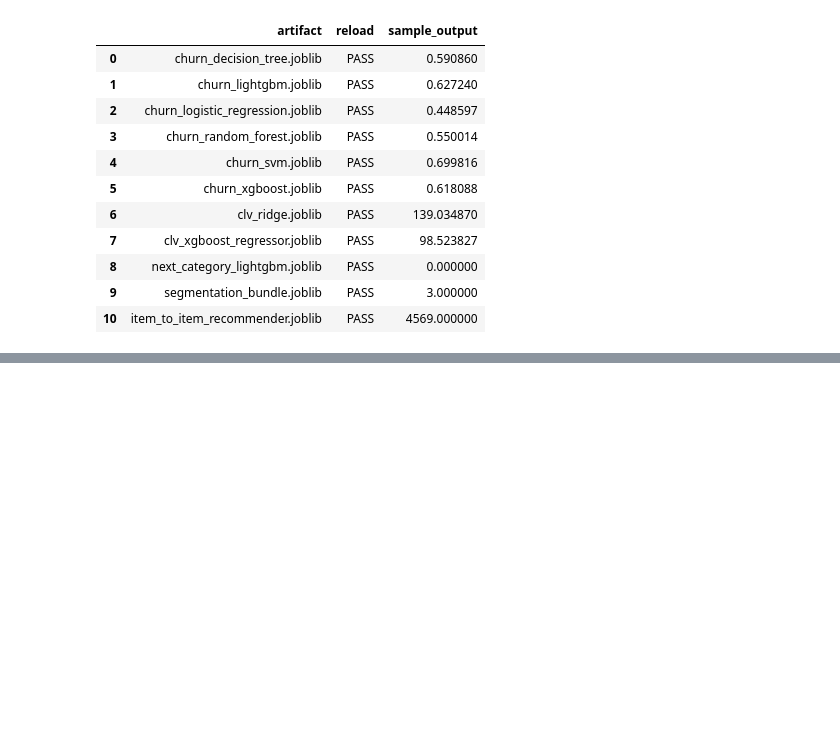
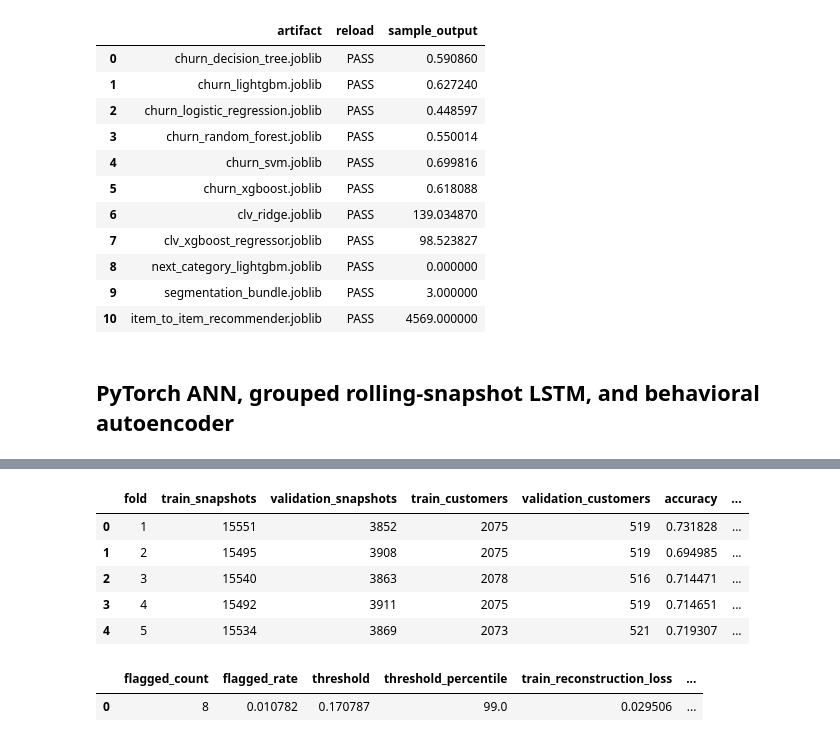
Before and after one commit to atrx07/Vantara-internmo-3, a Jupyter notebook: notebooks/03_model_experiments.ipynb, the cells around one changed output, grey strips where cells are left out. Saved outputs shown, nothing was run; the diff lists cells and outputs as text; code cells hidden in the pictures; blank space fills up the shorter version.

```diff
--- a/notebooks/03_model_experiments.ipynb
+++ b/notebooks/03_model_experiments.ipynb
@@ -165,3 +165,16 @@ display(pd.DataFrame(reload_checks))
 | 8 | next_category_lightgbm.joblib | PASS | 0.000000 |
 | 9 | segmentation_bundle.joblib | PASS | 3.000000 |
 | 10 | item_to_item_recommender.joblib | PASS | 4569.000000 |
+# %% [markdown]
+## PyTorch ANN, grouped rolling-snapshot LSTM, and behavioral autoencoder
+# %%
+DEEP_REPORTS = ROOT / 'reports/deep_learning'
+deep_summary = json.loads((DEEP_REPORTS / 'step05_summary.json').read_text())
+deep_metrics = pd.DataFrame([
+    {'model': 'ANN churn', **deep_summary['ann']['metrics']},
+    {'model': '30-day purchase LSTM', **deep_summary['lstm']['metrics']},
+])
+display(deep_metrics)
+display(pd.read_csv(DEEP_REPORTS / 'lstm_grouped_cv.csv'))
+display(pd.DataFrame([deep_summary['autoencoder']['metrics']]))
+# %% [output]
@@ -167,0 +184,8 @@ display(pd.DataFrame(reload_checks))
+|  | fold | train_snapshots | validation_snapshots | train_customers | validation_customers | accuracy | ... |
+| 0 | 1 | 15551 | 3852 | 2075 | 519 | 0.731828 | ... |
+| 1 | 2 | 15495 | 3908 | 2075 | 519 | 0.694985 | ... |
+| 2 | 3 | 15540 | 3863 | 2078 | 516 | 0.714471 | ... |
+| 3 | 4 | 15492 | 3911 | 2075 | 519 | 0.714651 | ... |
+| 4 | 5 | 15534 | 3869 | 2073 | 521 | 0.719307 | ... |
+|  | flagged_count | flagged_rate | threshold | threshold_percentile | train_reconstruction_loss | ... |
+| 0 | 8 | 0.010782 | 0.170787 | 99.0 | 0.029506 | ... |
```
Also changed, not shown: parts of 5 cells of this notebook, 28 other files.
